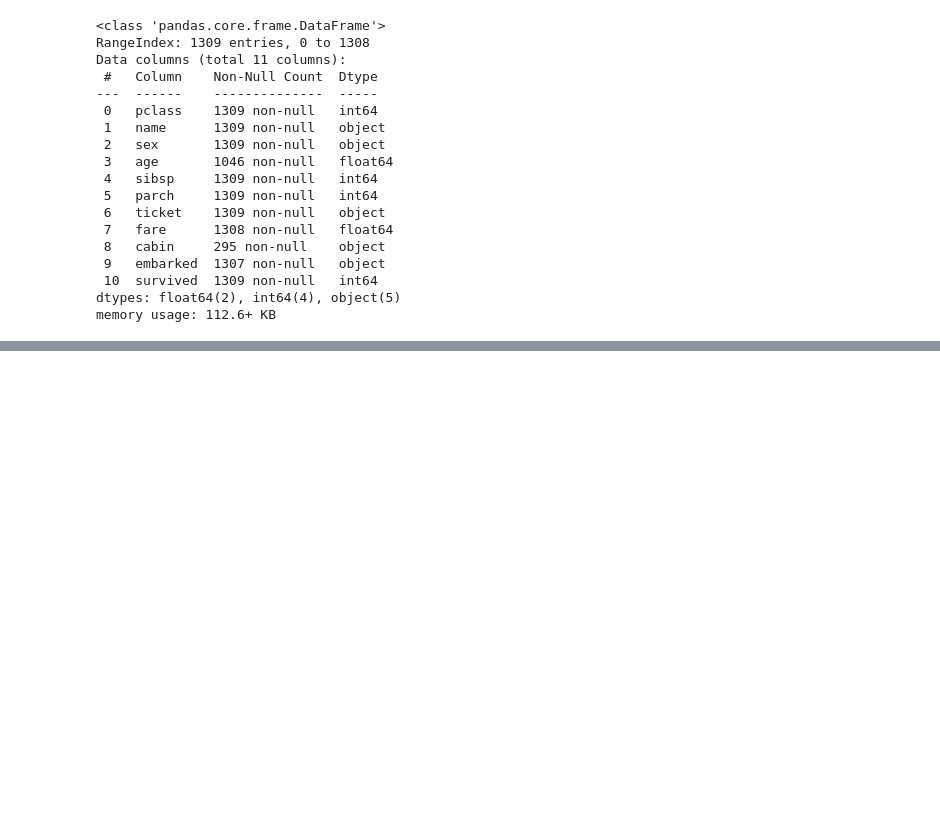
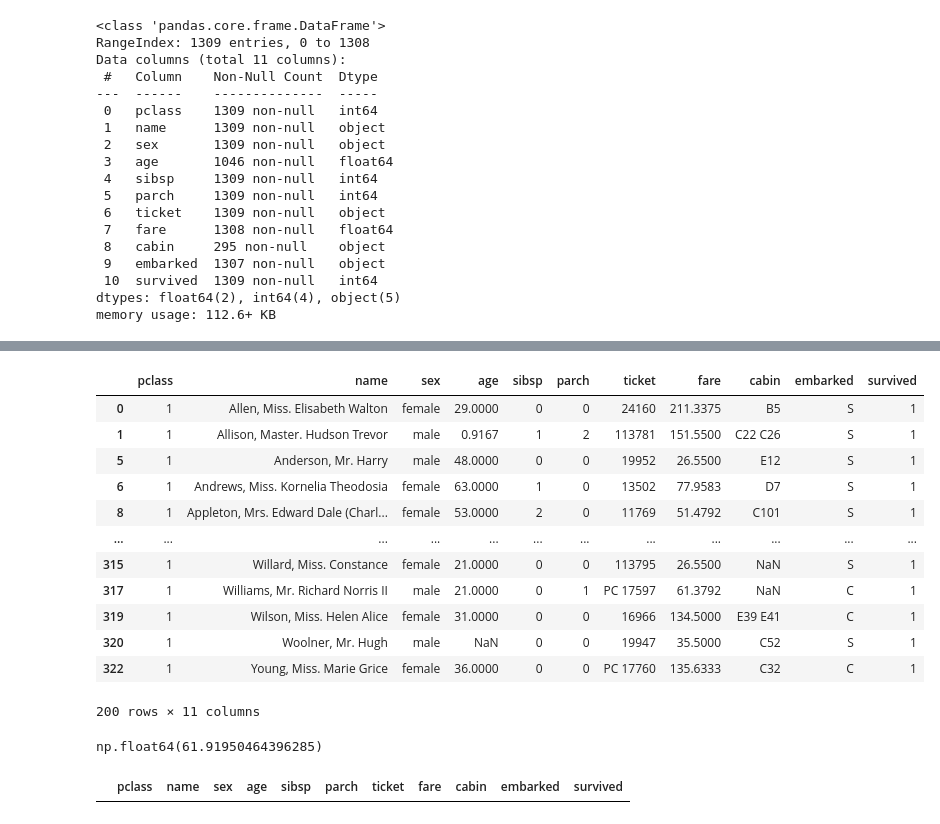
Before and after one commit to syed-khader/learning-python-libraries, a Jupyter notebook: pandasforgithub.ipynb, the cells around one changed output, grey strips where cells are left out. Cells and saved outputs as stored; diff of their text form; code cells hidden in the pictures; blank space fills up the shorter version.

```diff
--- a/pandasforgithub.ipynb
+++ b/pandasforgithub.ipynb
@@ -501,0 +555,36 @@ memory usage: 112.6+ KB
+# %%
+#passengers who survied in pclass 1
+survied_p1=p_class_1[df['survived']==1]
+# %% [output]
+|  | pclass | name | sex | age | sibsp | parch | ticket | fare | cabin | embarked | survived |
+| 0 | 1 | Allen, Miss. Elisabeth Walton | female | 29.0000 | 0 | 0 | 24160 | 211.3375 | B5 | S | 1 |
+| 1 | 1 | Allison, Master. Hudson Trevor | male | 0.9167 | 1 | 2 | 113781 | 151.5500 | C22 C26 | S | 1 |
+| 5 | 1 | Anderson, Mr. Harry | male | 48.0000 | 0 | 0 | 19952 | 26.5500 | E12 | S | 1 |
+| 6 | 1 | Andrews, Miss. Kornelia Theodosia | female | 63.0000 | 1 | 0 | 13502 | 77.9583 | D7 | S | 1 |
+| 8 | 1 | Appleton, Mrs. Edward Dale (Charl... | female | 53.0000 | 2 | 0 | 11769 | 51.4792 | C101 | S | 1 |
+| ... | ... | ... | ... | ... | ... | ... | ... | ... | ... | ... | ... |
+| 315 | 1 | Willard, Miss. Constance | female | 21.0000 | 0 | 0 | 113795 | 26.5500 | NaN | S | 1 |
+| 317 | 1 | Williams, Mr. Richard Norris II | male | 21.0000 | 0 | 1 | PC 17597 | 61.3792 | NaN | C | 1 |
+| 319 | 1 | Wilson, Miss. Helen Alice | female | 31.0000 | 0 | 0 | 16966 | 134.5000 | E39 E41 | C | 1 |
+| 320 | 1 | Woolner, Mr. Hugh | male | NaN | 0 | 0 | 19947 | 35.5000 | C52 | S | 1 |
+| 322 | 1 | Young, Miss. Marie Grice | female | 36.0000 | 0 | 0 | PC 17760 | 135.6333 | C32 | C | 1 |
+200 rows × 11 columns
+# %%
+count_of_total=p_class_1['survived'].count()
+count_of_survived=p_class_1[p_class_1['survived']==1]['survived'].count()
+count_of_dead=p_class_1[p_class_1['survived']==0]['survived'].count()
+survied_p1_percentage=(count_of_survived/count_of_total)*100
+
+(count_of_dead/count_of_total)*100
+survied_p1_percentage
+# %% [output]
+np.float64(61.91950464396285)
+# %%
+#passengers whose age is below 30 or they are male
+df[(df['age']<30)|(df['sex']=='male')]
+# female passengers who died in titanic
+df[(df['sex']=='female')& (df['survived']==0)]
+#male passengers from pclass 3 who paid more then 100 as fare
+df[(df['sex']=='male')&(df['pclass']==3)&(df['fare']>100)]
+# %% [output]
+|  | pclass | name | sex | age | sibsp | parch | ticket | fare | cabin | embarked | survived |
```
Also changed, not shown: parts of 10 cells of this notebook.
